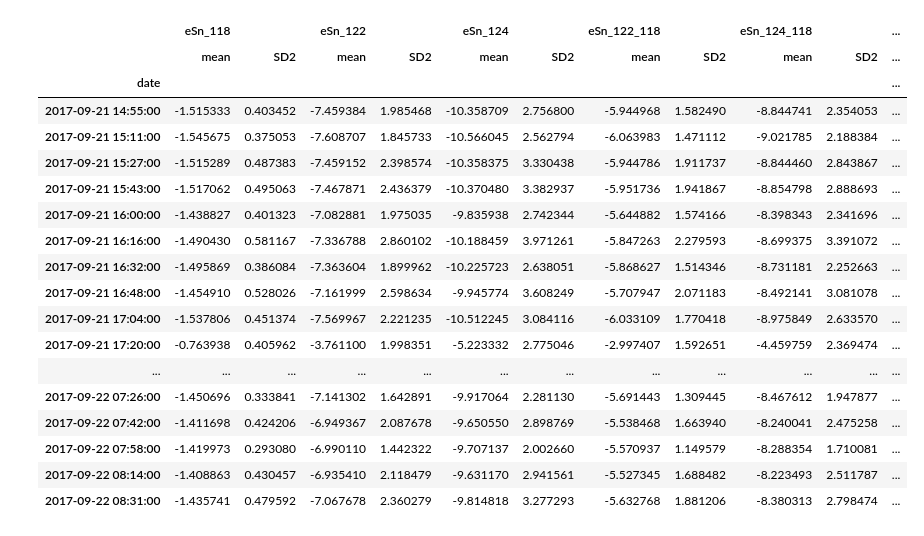
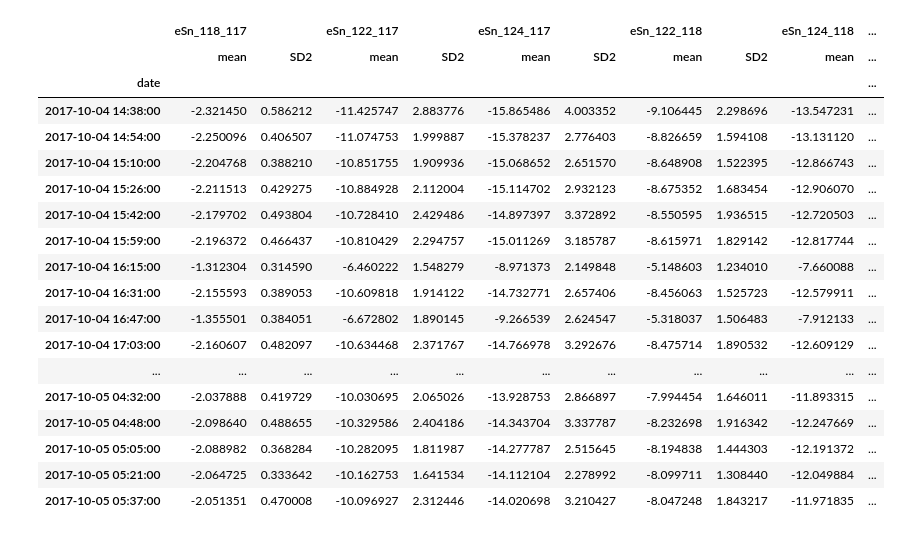
Before and after one commit to Marfster/Double_Spike_sim, a Jupyter notebook: DS_inversion.ipynb, the cells around one changed output. Drawn from its saved outputs; the diff is of its cells as text; code cells hidden in the pictures.

```diff
--- a/DS_inversion.ipynb
+++ b/DS_inversion.ipynb
@@ -21,9 +24,9 @@ from dspike_formulas import *
 
 import pylab as plt
 # %%
-path = "/Volumes/friebelm/PhD/NU Plasma/Measurements/2017-09-20_DS_mixtures/"
-files_start = 8383
-files_end = 8516
+path = "/Volumes/friebelm/PhD/NU Plasma/Measurements/2017-10-03/"
+files_start = 8676
+files_end = 8790
 # %%
 # Isotopes used for Spike Inversion [[denominator isotope], nominator isotopes, .. ]
 spikeSn_ls = [["117"],["118", "122", "124"]]
@@ -158,7 +195,10 @@ df_all
 # %%
+### performs dataevaluation for all sample data ###
+
 files_1 = range(files_start, files_end, 1)
 df_raw_signals = pd.DataFrame()
 df_DS_inv= pd.DataFrame()
+df_int_corr_all = pd.DataFrame()
 
 for sample in sample_ls:
     df = NU_data_read(path, sample, cup_config)
@@ -214,7 +254,7 @@ for sample in sample_ls:
     # raw ratios from dataframe in dictionary for data handling
     data_sample = pd.DataFrame.from_dict(data_sample, orient = 'index')
     # First DS-inversion without interference correction
-    data_spike_obj = calc_dspike_sample(Sn_meas_obj, data_sample, spike_obj, Sn_mass_obj, spikeSn_ls , denom_isotope, law, n_GPL_ins, n_GPL_nat)
+    data_spike_obj = calc_dspike_sample(Sn_meas_obj, data_sample, spike_obj, Sn_masses, spikeSn_ls , denom_isotope, law, n_GPL_ins, n_GPL_nat)
     data_spike_calc = data_spike_obj.dspike_corr(loop_nat, loop_ins, start_nat, start_ins, inv_iso_ratio)
     # Beta for interference correction
     beta = data_spike_calc["frac_ins_x2.5"]
@@ -223,12 +263,13 @@ for sample in sample_ls:
     # interference corrected raw ratios
     data_corr_raw = pd.DataFrame.from_dict(spike_corr, orient = 'index')
     # Second DS-inversion
-    data_spike_obj = calc_dspike_sample(Sn_meas_obj, data_corr_raw, spike_obj, Sn_mass_obj, spikeSn_ls , denom_isotope, law, n_GPL_ins, n_GPL_nat)
+    data_spike_obj = calc_dspike_sample(Sn_meas_obj, data_corr_raw, spike_obj, Sn_masses, spikeSn_ls , denom_isotope, law, n_GPL_ins, n_GPL_nat)
     data_spike_calc_2 = data_spike_obj.dspike_corr(loop_nat, loop_ins, start_nat, start_ins, inv_iso_ratio)
     #Calculation of eSn
-    data_spike_calc_2["eSn_118"] = ((data_spike_calc_2["Nr2:x"]/data_spike_calc_2["n0:x"])-1)*10000
-    data_spike_calc_2["eSn_122"] = ((data_spike_calc_2["Nr2:y"]/data_spike_calc_2["n0:y"])-1)*10000
-    data_spike_calc_2["eSn_124"] = ((data_spike_calc_2["Nr2:z"]/data_spike_calc_2["n0:z"])-1)*10000
+    data_spike_calc_2["Filenumber"] = sample
+    data_spike_calc_2["eSn_118_117"] = ((data_spike_calc_2["Nr2:x"]/data_spike_calc_2["n0:x"])-1)*10000
+    data_spike_calc_2["eSn_122_117"] = ((data_spike_calc_2["Nr2:y"]/data_spike_calc_2["n0:y"])-1)*10000
+    data_spike_calc_2["eSn_124_117"] = ((data_spike_calc_2["Nr2:z"]/data_spike_calc_2["n0:z"])-1)*10000
     data_spike_calc_2["eSn_122_118"] = (((data_spike_calc_2["Nr2:y"]/data_spike_calc_2["Nr2:x"])/(data_spike_calc_2["n0:y"]/data_spike_calc_2["n0:x"]))-1)*10000
     data_spike_calc_2["eSn_124_118"] = (((data_spike_calc_2["Nr2:z"]/data_spike_calc_2["Nr2:x"])/(data_spike_calc_2["n0:z"]/data_spike_calc_2["n0:x"]))-1)*10000
     data_spike_calc_2["fsam"] = 1/((data_spike_calc_2["Mr2.5:x"]*0.07669971 - 0.24220048)/(0.00525699 - data_spike_calc_2["Mr2.5:x"]*0.51062751)+1)
@@ -250,3 +291,14 @@ for sample in sample_ls:
 
     # Add each sample in for loop to a dataframe
     df_DS_inv = df_DS_inv.append(data_spike_calc_2)
+
+    # Dataframe with amount of Interference corr - raw ratios before corr - after corr
+    df_int_corr = data_sample - data_corr_raw
+    df_int_corr = df_int_corr[sorted(df_int_corr.columns)]
+    df_int_corr.columns = data_sample_column
+    df_int_corr["date"] = datetime.strptime(date+starttime, '%d/%m/%Y%H:%M')
+    df_int_corr["sample"] = sample_name
+    df_int_corr["cycle"] = df_int_corr.index.values
+    df_int_corr["Filenumber"] = sample
+
+    df_int_corr_all = df_int_corr_all.append(df_int_corr)
@@ -253,7 +326,8 @@ for sample in sample_ls:
 # %%
+### show all data for each cycles ###
 df_DS_inv = df_DS_inv.set_index("date")
-columns = ["cycle", "sample", "eSn_118", "eSn_122", "eSn_124", "eSn_122_118","eSn_124_118", "Q"]
-columns.extend(df_DS_inv.drop(["cycle", "sample", "eSn_118", "eSn_122", "eSn_124", "eSn_122_118", "eSn_124_118", "Q", "121", "123", "127", "131"], axis=1).columns)
+columns = ["Filenumber", "cycle", "sample", "eSn_118_117", "eSn_122_117", "eSn_124_117", "eSn_122_118","eSn_124_118", "Q"]
+columns.extend(df_DS_inv.drop(["Filenumber", "cycle", "sample", "eSn_118_117", "eSn_122_117", "eSn_124_117", "eSn_122_118", "eSn_124_118", "Q", "121", "123", "127", "131"], axis=1).columns)
 df_DS_inv_sub = pd.DataFrame(df_DS_inv, columns = columns)
 
 #df_internal_sub["Cd/Sn"] = (df_internal_norm["111"]/12.722)/(df_internal_norm["118"]/24.223)
@@ -286,39 +360,43 @@ df_DS_inv_sub
 # %%
+### calculate average and standard deviation of each sample measurement ###
+
 def SE(x):
     SE = np.std(x) / x.count()
     return SE
 
 def SD2(x):
     SD2 = 2 * np.std(x)
     return SD2
 
-df_DS_inv_mean = df_DS_inv_sub.drop("cycle", axis=1).groupby(df_DS_inv_sub.index).mean()
-df_DS_inv_mean_sd = df_DS_inv_sub.drop("cycle", axis=1).groupby(df_DS_inv_sub.index).agg([np.mean, SD2])
+df_DS_inv_mean = df_DS_inv_sub.drop(["cycle", "Filenumber"], axis=1).groupby(df_DS_inv_sub.index).mean()
+df_DS_inv_mean_sd = df_DS_inv_sub.drop(["cycle", "Filenumber"], axis=1).groupby(df_DS_inv_sub.index).agg([np.mean, SD2])
 df_DS_inv_mean["sample"] = df_DS_inv_sub[~df_DS_inv_sub.index.duplicated(keep='first')]["sample"]
 df_DS_inv_mean_sd["sample"] = df_DS_inv_sub[~df_DS_inv_sub.index.duplicated(keep='first')]["sample"]
+df_DS_inv_mean["Filenumber"] = df_DS_inv_sub[~df_DS_inv_sub.index.duplicated(keep='first')]["Filenumber"]
+df_DS_inv_mean_sd["Filenumber"] = df_DS_inv_sub[~df_DS_inv_sub.index.duplicated(keep='first')]["Filenumber"]
 #df_internal_norm_mean_sd = df_internal_norm_mean_sd[1:8]
 #df_internal_norm_mean = df_internal_norm_mean[df_internal_norm_mean["118"] >= 7]
 df_DS_inv_mean_sd
 #epsilon = epsilon.drop(["118"], axis = 1)
 #plotplot = df_internal_norm_mean[(df_internal_norm_mean["125"] < 0.00010)  & (df_internal_norm_mean["124/120"] > 0.17745)]
 #plot(plotplot["125"], plotplot["124/120"], "ro")
 # %% [output]
-|  | eSn_118 |  | eSn_122 |  | eSn_124 |  | eSn_122_118 |  | eSn_124_118 |  | ... |
-|  | mean | SD2 | mean | SD2 | mean | SD2 | mean | SD2 | mean | SD2 | ... |
-| date |  |  |  |  |  |  |  |  |  |  | ... |
-| 2017-09-21 14:55:00 | -1.515333 | 0.403452 | -7.459384 | 1.985468 | -10.358709 | 2.756800 | -5.944968 | 1.582490 | -8.844741 | 2.354053 | ... |
-| 2017-09-21 15:11:00 | -1.545675 | 0.375053 | -7.608707 | 1.845733 | -10.566045 | 2.562794 | -6.063983 | 1.471112 | -9.021785 | 2.188384 | ... |
-| 2017-09-21 15:27:00 | -1.515289 | 0.487383 | -7.459152 | 2.398574 | -10.358375 | 3.330438 | -5.944786 | 1.911737 | -8.844460 | 2.843867 | ... |
-| 2017-09-21 15:43:00 | -1.517062 | 0.495063 | -7.467871 | 2.436379 | -10.370480 | 3.382937 | -5.951736 | 1.941867 | -8.854798 | 2.888693 | ... |
-| 2017-09-21 16:00:00 | -1.438827 | 0.401323 | -7.082881 | 1.975035 | -9.835938 | 2.742344 | -5.644882 | 1.574166 | -8.398343 | 2.341696 | ... |
-| 2017-09-21 16:16:00 | -1.490430 | 0.581167 | -7.336788 | 2.860102 | -10.188459 | 3.971261 | -5.847263 | 2.279593 | -8.699375 | 3.391072 | ... |
-| 2017-09-21 16:32:00 | -1.495869 | 0.386084 | -7.363604 | 1.899962 | -10.225723 | 2.638051 | -5.868627 | 1.514346 | -8.731181 | 2.252663 | ... |
-| 2017-09-21 16:48:00 | -1.454910 | 0.528026 | -7.161999 | 2.598634 | -9.945774 | 3.608249 | -5.707947 | 2.071183 | -8.492141 | 3.081078 | ... |
-| 2017-09-21 17:04:00 | -1.537806 | 0.451374 | -7.569967 | 2.221235 | -10.512245 | 3.084116 | -6.033109 | 1.770418 | -8.975849 | 2.633570 | ... |
-| 2017-09-21 17:20:00 | -0.763938 | 0.405962 | -3.761100 | 1.998351 | -5.223332 | 2.775046 | -2.997407 | 1.592651 | -4.459759 | 2.369474 | ... |
-| ... | ... | ... | ... | ... | ... | ... | ... | ... | ... | ... | ... |
-| 2017-09-22 07:26:00 | -1.450696 | 0.333841 | -7.141302 | 1.642891 | -9.917064 | 2.281130 | -5.691443 | 1.309445 | -8.467612 | 1.947877 | ... |
-| 2017-09-22 07:42:00 | -1.411698 | 0.424206 | -6.949367 | 2.087678 | -9.650550 | 2.898769 | -5.538468 | 1.663940 | -8.240041 | 2.475258 | ... |
-| 2017-09-22 07:58:00 | -1.419973 | 0.293080 | -6.990110 | 1.442322 | -9.707137 | 2.002660 | -5.570937 | 1.149579 | -8.288354 | 1.710081 | ... |
-| 2017-09-22 08:14:00 | -1.408863 | 0.430457 | -6.935410 | 2.118479 | -9.631170 | 2.941561 | -5.527345 | 1.688482 | -8.223493 | 2.511787 | ... |
-| 2017-09-22 08:31:00 | -1.435741 | 0.479592 | -7.067678 | 2.360279 | -9.814818 | 3.277293 | -5.632768 | 1.881206 | -8.380313 | 2.798474 | ... |
+|  | eSn_118_117 |  | eSn_122_117 |  | eSn_124_117 |  | eSn_122_118 |  | eSn_124_118 | ... |
+|  | mean | SD2 | mean | SD2 | mean | SD2 | mean | SD2 | mean | ... |
+| date |  |  |  |  |  |  |  |  |  | ... |
+| 2017-10-04 14:38:00 | -2.321450 | 0.586212 | -11.425747 | 2.883776 | -15.865486 | 4.003352 | -9.106445 | 2.298696 | -13.547231 | ... |
+| 2017-10-04 14:54:00 | -2.250096 | 0.406507 | -11.074753 | 1.999887 | -15.378237 | 2.776403 | -8.826659 | 1.594108 | -13.131120 | ... |
+| 2017-10-04 15:10:00 | -2.204768 | 0.388210 | -10.851755 | 1.909936 | -15.068652 | 2.651570 | -8.648908 | 1.522395 | -12.866743 | ... |
+| 2017-10-04 15:26:00 | -2.211513 | 0.429275 | -10.884928 | 2.112004 | -15.114702 | 2.932123 | -8.675352 | 1.683454 | -12.906070 | ... |
+| 2017-10-04 15:42:00 | -2.179702 | 0.493804 | -10.728410 | 2.429486 | -14.897397 | 3.372892 | -8.550595 | 1.936515 | -12.720503 | ... |
+| 2017-10-04 15:59:00 | -2.196372 | 0.466437 | -10.810429 | 2.294757 | -15.011269 | 3.185787 | -8.615971 | 1.829142 | -12.817744 | ... |
+| 2017-10-04 16:15:00 | -1.312304 | 0.314590 | -6.460222 | 1.548279 | -8.971373 | 2.149848 | -5.148603 | 1.234010 | -7.660088 | ... |
+| 2017-10-04 16:31:00 | -2.155593 | 0.389053 | -10.609818 | 1.914122 | -14.732771 | 2.657406 | -8.456063 | 1.525723 | -12.579911 | ... |
+| 2017-10-04 16:47:00 | -1.355501 | 0.384051 | -6.672802 | 1.890145 | -9.266539 | 2.624547 | -5.318037 | 1.506483 | -7.912133 | ... |
+| 2017-10-04 17:03:00 | -2.160607 | 0.482097 | -10.634468 | 2.371767 | -14.766978 | 3.292676 | -8.475714 | 1.890532 | -12.609129 | ... |
+| ... | ... | ... | ... | ... | ... | ... | ... | ... | ... | ... |
+| 2017-10-05 04:32:00 | -2.037888 | 0.419729 | -10.030695 | 2.065026 | -13.928753 | 2.866897 | -7.994454 | 1.646011 | -11.893315 | ... |
+| 2017-10-05 04:48:00 | -2.098640 | 0.488655 | -10.329586 | 2.404186 | -14.343704 | 3.337787 | -8.232698 | 1.916342 | -12.247669 | ... |
+| 2017-10-05 05:05:00 | -2.088982 | 0.368284 | -10.282095 | 1.811987 | -14.277787 | 2.515645 | -8.194838 | 1.444303 | -12.191372 | ... |
+| 2017-10-05 05:21:00 | -2.064725 | 0.333642 | -10.162753 | 1.641534 | -14.112104 | 2.278992 | -8.099711 | 1.308440 | -12.049884 | ... |
+| 2017-10-05 05:37:00 | -2.051351 | 0.470008 | -10.096927 | 2.312446 | -14.020698 | 3.210427 | -8.047248 | 1.843217 | -11.971835 | ... |
```
Also changed, not shown: parts of 34 cells of this notebook.
